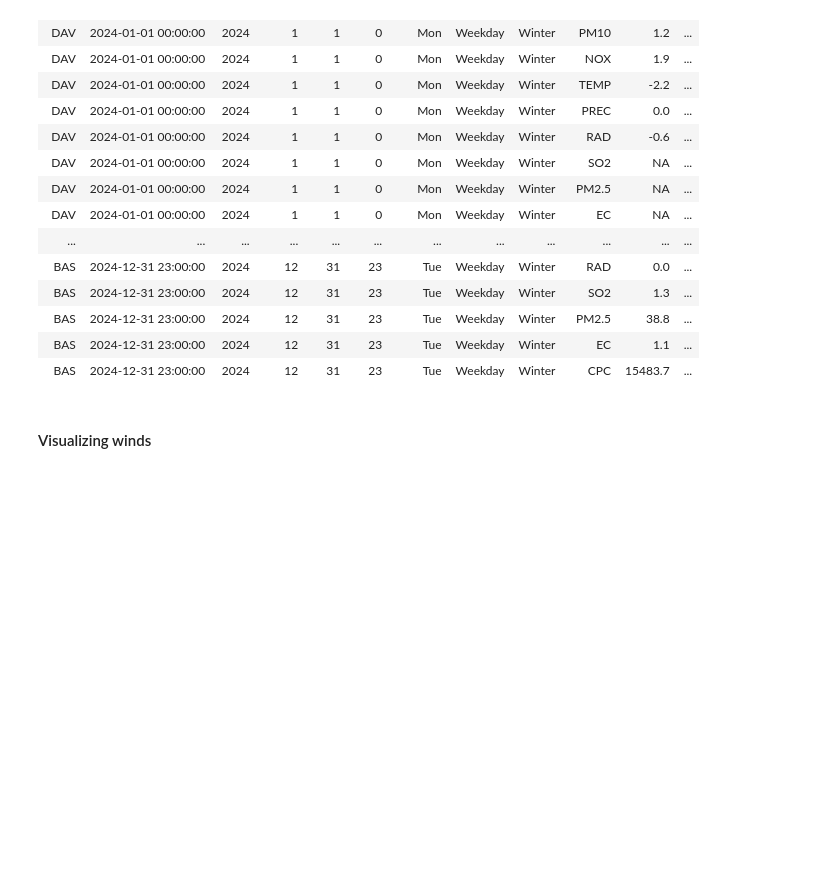
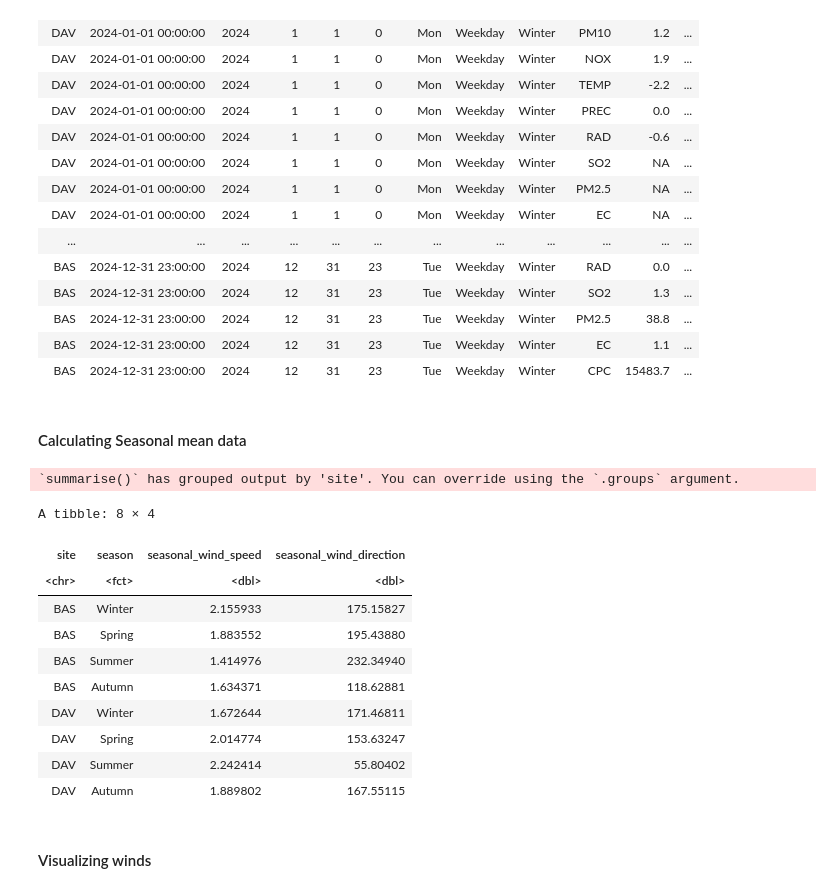
Before and after one commit to matheogodenzi/Air_pollution, a Jupyter notebook: Seasonal_Averages.ipynb, the cells around one changed output. Cells and saved outputs as stored; diff of their text form; code cells hidden in the pictures; blank space fills up the shorter version.

Commit message:
calculated seasonal averages

```diff
--- a/Seasonal_Averages.ipynb
+++ b/Seasonal_Averages.ipynb
@@ -716,6 +716,31 @@ A tibble: 193248 × 13
 | BAS | 2024-12-31 23:00:00 | 2024 | 12 | 31 | 23 | Tue | Weekday | Winter | PM2.5 | 38.8 | ... |
 | BAS | 2024-12-31 23:00:00 | 2024 | 12 | 31 | 23 | Tue | Weekday | Winter | EC | 1.1 | ... |
 | BAS | 2024-12-31 23:00:00 | 2024 | 12 | 31 | 23 | Tue | Weekday | Winter | CPC | 15483.7 | ... |
+# %% [markdown]
+#### Calculating Seasonal mean data
+# %%
+seasonal_average_wind_data <- df %>%
+  group_by(site, season) %>%
+  summarise(
+    seasonal_wind_speed = mean(avg_wind_speed, na.rm = TRUE),
+    seasonal_wind_direction = mean.angle(avg_wind_direction, na.rm = TRUE)
+  ) %>%
+  ungroup()
+
+seasonal_average_wind_data
+# %% [output]
+`summarise()` has grouped output by 'site'. You can override using the `.groups` argument.
+A tibble: 8 × 4
+| site | season | seasonal_wind_speed | seasonal_wind_direction |
+| <chr> | <fct> | <dbl> | <dbl> |
+| BAS | Winter | 2.155933 | 175.15827 |
+| BAS | Spring | 1.883552 | 195.43880 |
+| BAS | Summer | 1.414976 | 232.34940 |
+| BAS | Autumn | 1.634371 | 118.62881 |
+| DAV | Winter | 1.672644 | 171.46811 |
+| DAV | Spring | 2.014774 | 153.63247 |
+| DAV | Summer | 2.242414 | 55.80402 |
+| DAV | Autumn | 1.889802 | 167.55115 |
 # %% [markdown]
 #### Visualizing winds
 # %%
```
